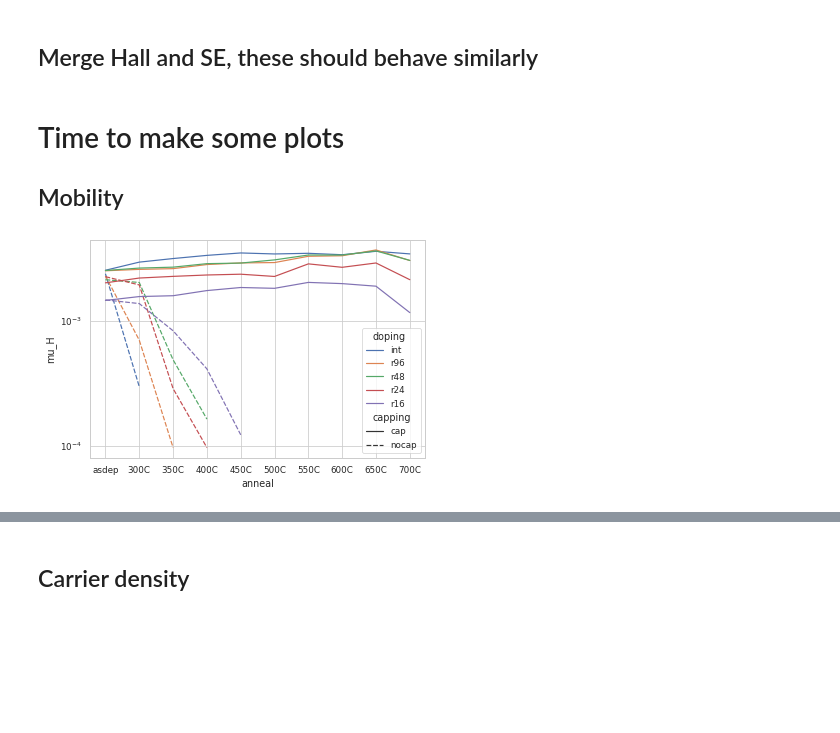
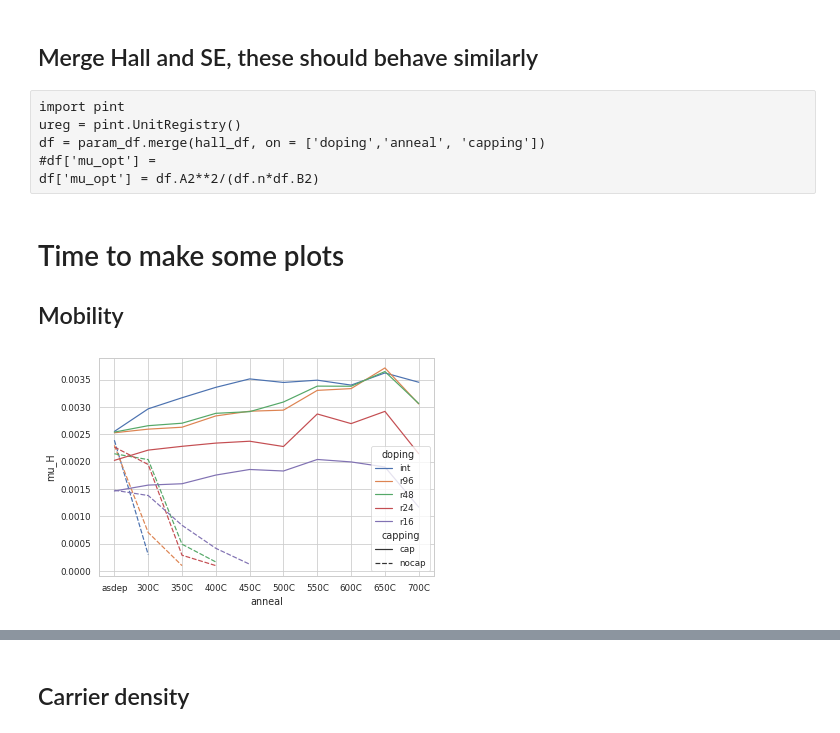
Before and after one commit to peltBartvan/msc-thesis, a Jupyter notebook: scripts/images.ipynb, the cells around one changed output, grey strips where cells are left out. Drawn from its saved outputs; the diff is of its cells as text; code cells hidden in the pictures; blank space fills up the shorter version.

Commit message:
Some scripting fixes, stuck on SE data

```diff
--- a/scripts/images.ipynb
+++ b/scripts/images.ipynb
@@ -38,20 +45,24 @@ importing Jupyter notebook from SE_batch_data.ipynb
 # %% [markdown]
 ## Merge Hall and SE, these should behave similarly
-# %%
-df = param_df.merge(hall_df, on = ['doping','anneal', 'capping'])
+# %% [raw]
+import pint
+ureg = pint.UnitRegistry()
+df = param_df.merge(hall_df, on = ['doping','anneal', 'capping'])
+#df['mu_opt'] =
+df['mu_opt'] = df.A2**2/(df.n*df.B2)
 # %% [markdown]
 # Time to make some plots
 ## Mobility
 # %%
 p = sns.lineplot(x = 'anneal',
                 y = 'mu_H',
                 style = 'capping',
                 hue   = 'doping',
-                data = hall_df,
+                data = df,
                 )
 
-p.set(yscale = 'log')
+#p.set(yscale = 'log')
 
 p.get_figure().savefig(imagefolder + 'mu_H_vs_anneal.png')
 # %% [output]
-[figure, old version]
+[figure, new version]
```
Also changed, not shown: parts of 13 cells of this notebook, 7 other files.
